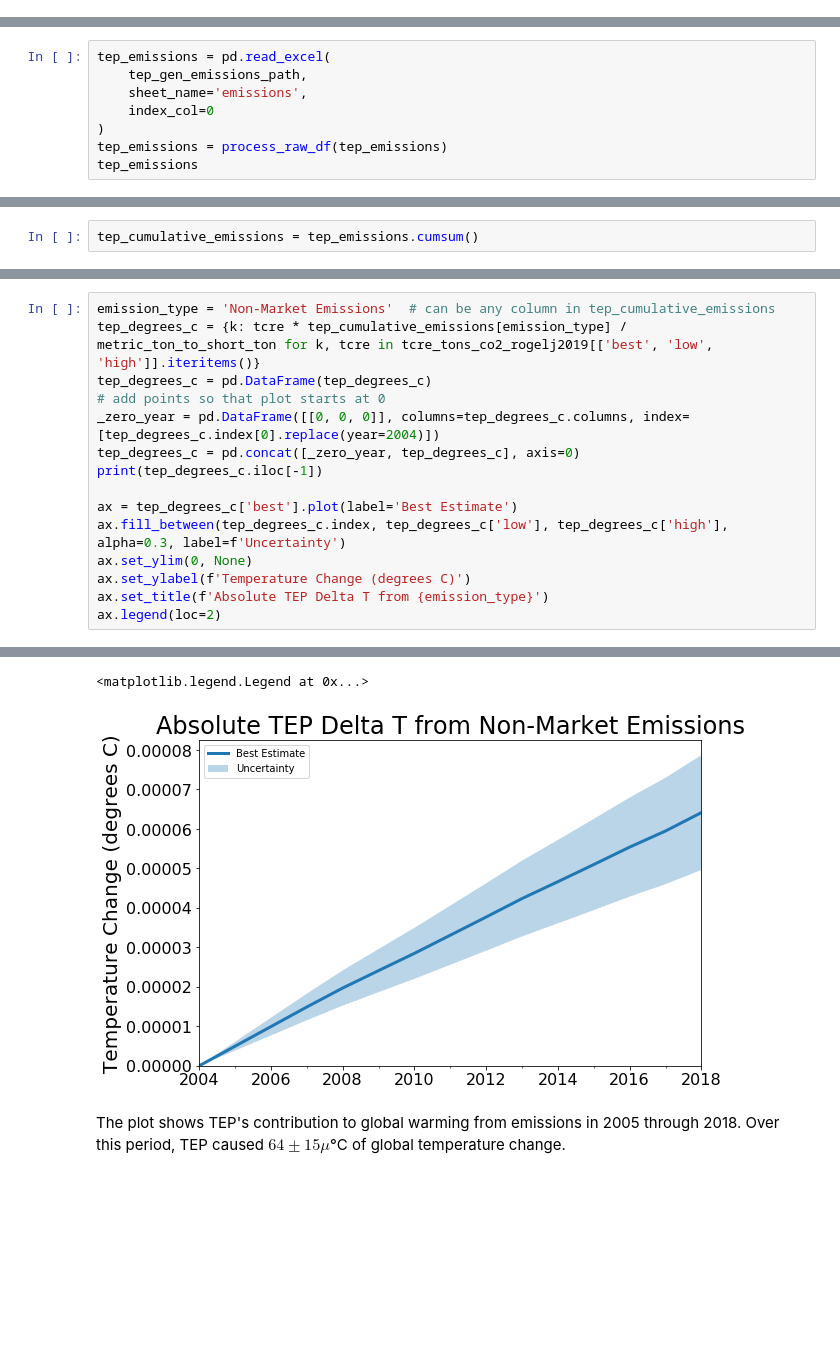
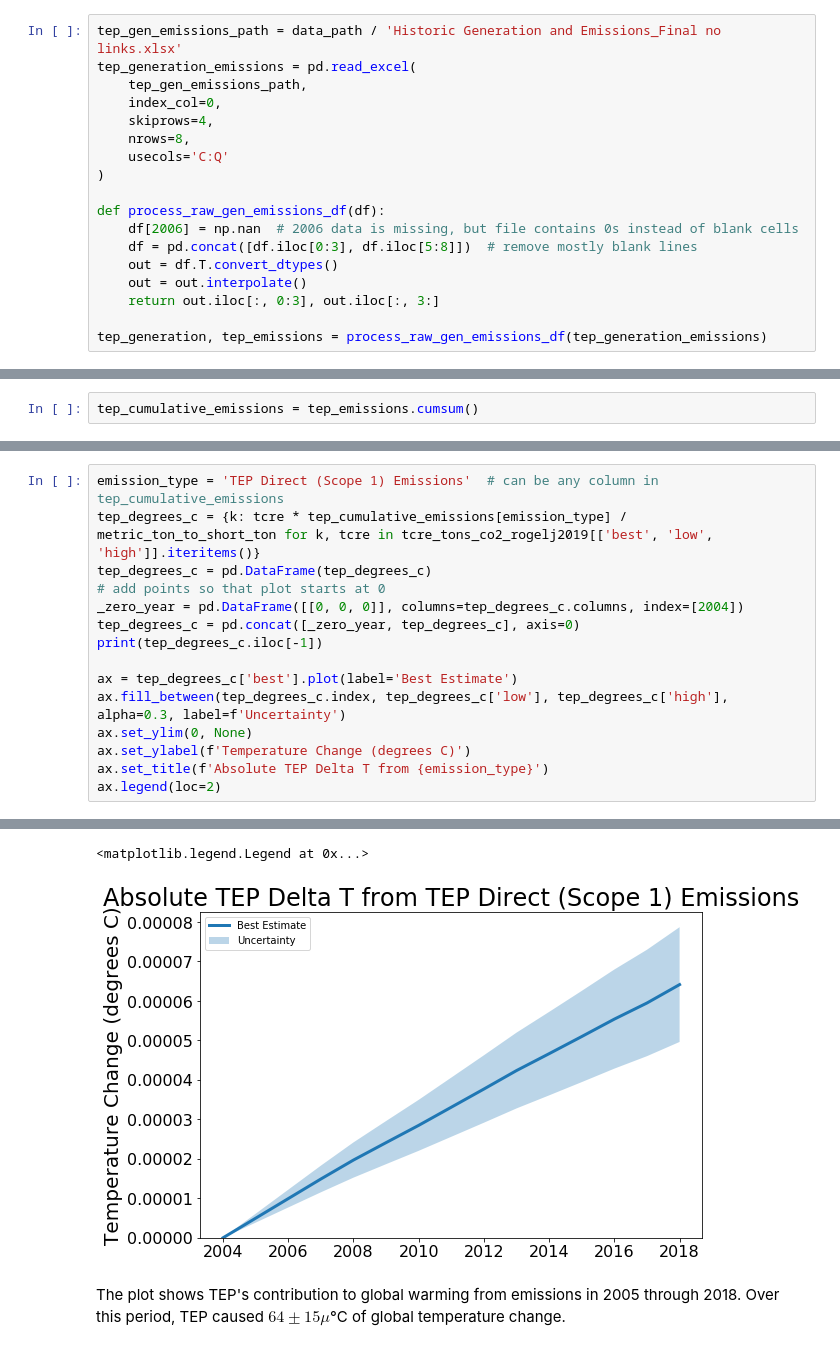
Before and after one commit to CLIMAS-UA/tepcarbon, a Jupyter notebook: tep_carbon.ipynb, the cells around one changed output, grey strips where cells are left out. Saved outputs shown, nothing was run; the diff lists cells and outputs as text; blank space fills up the shorter version.

Commit message:
revised historical emissions/gen, new portfolios (#12)

```diff
--- a/tep_carbon.ipynb
+++ b/tep_carbon.ipynb
@@ -97,2 +99,20 @@ output_path = Path('output')
+# %%
+tep_gen_emissions_path = data_path / 'Historic Generation and Emissions_Final no links.xlsx'
+tep_generation_emissions = pd.read_excel(
+    tep_gen_emissions_path,
+    index_col=0,
+    skiprows=4,
+    nrows=8,
+    usecols='C:Q'
+)
+
+def process_raw_gen_emissions_df(df):
+    df[2006] = np.nan  # 2006 data is missing, but file contains 0s instead of blank cells
+    df = pd.concat([df.iloc[0:3], df.iloc[5:8]])  # remove mostly blank lines
+    out = df.T.convert_dtypes()
+    out = out.interpolate()
+    return out.iloc[:, 0:3], out.iloc[:, 3:]
+
+tep_generation, tep_emissions = process_raw_gen_emissions_df(tep_generation_emissions)
 # %% [markdown]
 ## Generation
@@ -197,8 +195,0 @@ Load TEP emissions data
-# %%
-tep_emissions = pd.read_excel(
-    tep_gen_emissions_path,
-    sheet_name='emissions',
-    index_col=0
-)
-tep_emissions = process_raw_df(tep_emissions)
-tep_emissions
@@ -235,9 +228,9 @@ Text(0, 0.5, 'Cumulative TEP Emissions (short tons CO2)')
 # %%
-emission_type = 'Non-Market Emissions'  # can be any column in tep_cumulative_emissions
+emission_type = 'TEP Direct (Scope 1) Emissions'  # can be any column in tep_cumulative_emissions
 tep_degrees_c = {k: tcre * tep_cumulative_emissions[emission_type] / metric_ton_to_short_ton for k, tcre in tcre_tons_co2_rogelj2019[['best', 'low', 'high']].iteritems()}
 tep_degrees_c = pd.DataFrame(tep_degrees_c)
 # add points so that plot starts at 0
-_zero_year = pd.DataFrame([[0, 0, 0]], columns=tep_degrees_c.columns, index=[tep_degrees_c.index[0].replace(year=2004)])
+_zero_year = pd.DataFrame([[0, 0, 0]], columns=tep_degrees_c.columns, index=[2004])
 tep_degrees_c = pd.concat([_zero_year, tep_degrees_c], axis=0)
 print(tep_degrees_c.iloc[-1])
 
@@ -255,5 +248,5 @@ Name: 2018-01-01 00:00:00, dtype: float64
 <matplotlib.legend.Legend at 0x...>
-[figure, old version]
+[figure, new version]
 # %% [markdown]
 The plot shows TEP's contribution to global warming from emissions in 2005 through 2018. Over this period, TEP caused $64 \pm 15 \mu$°C of global temperature change.
 # %% [markdown]
```
Also changed, not shown: parts of 41 cells of this notebook, 12 other files.
